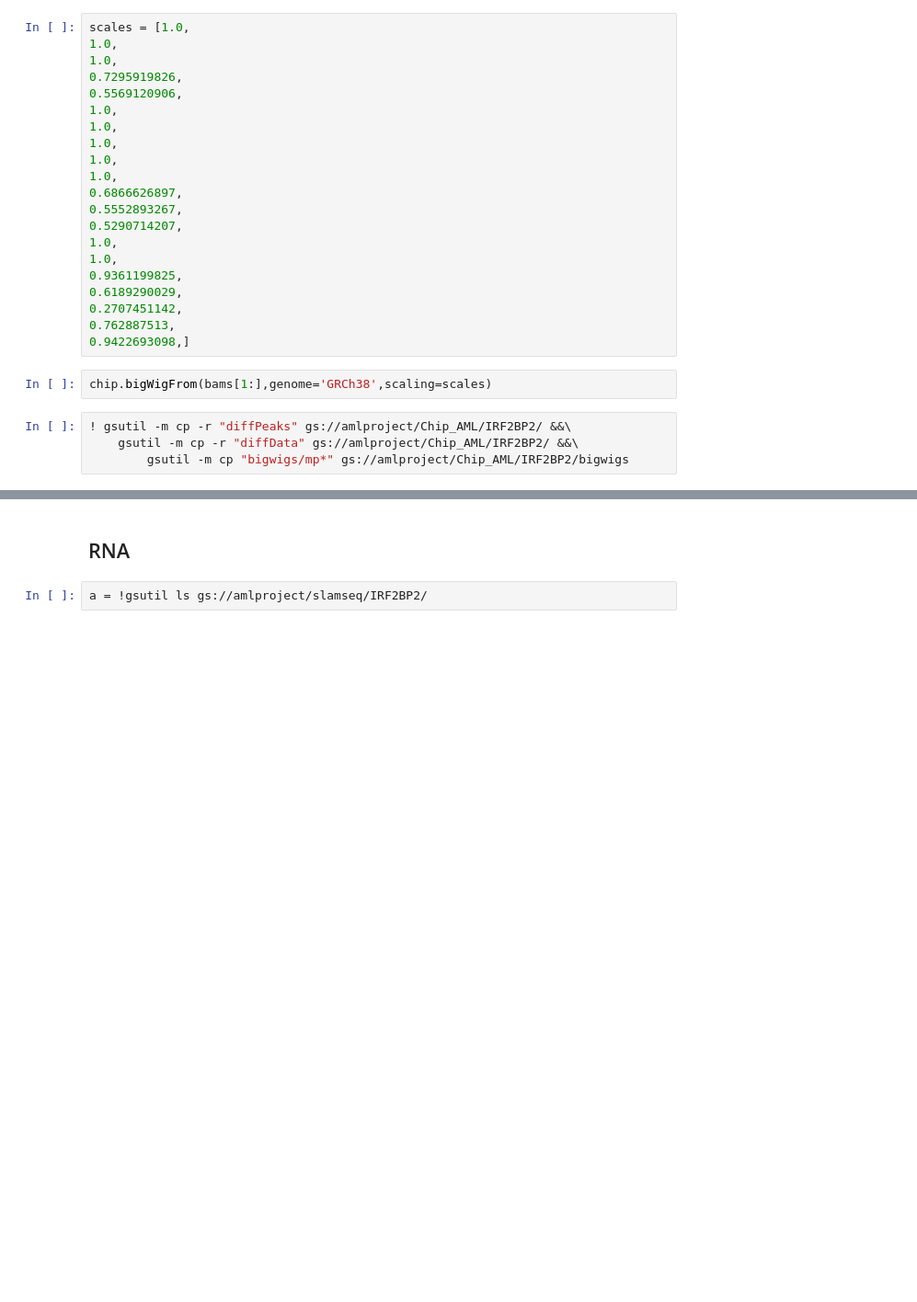
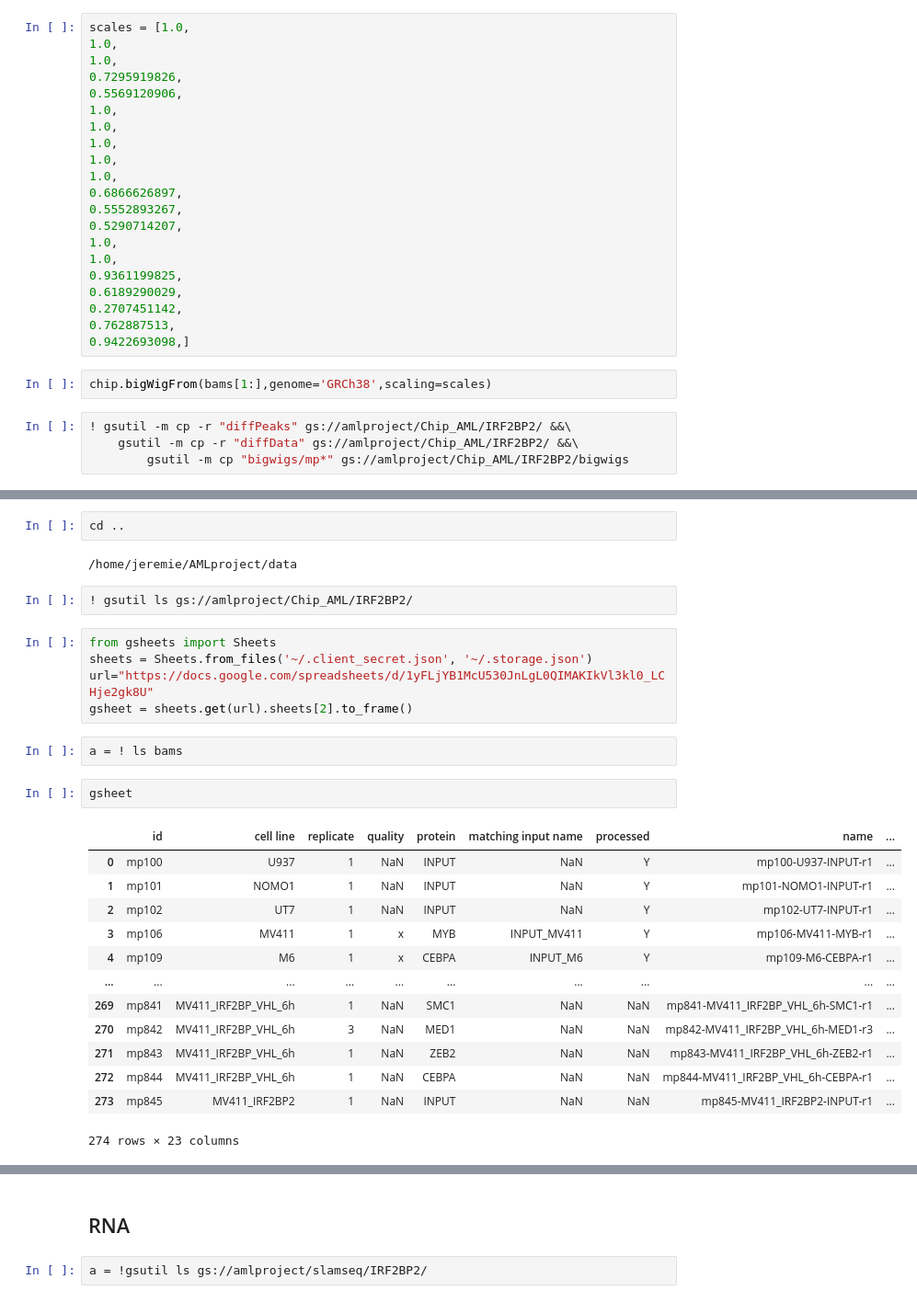
Before and after one commit to monikaperez/AMLproject, a Jupyter notebook: notebooks/Processing_IRF2BP2_degraded_MV411.ipynb, the cells around one changed output, grey strips where cells are left out. Shown at 92% size. Cells and saved outputs as stored; diff of their text form; blank space fills up the shorter version.

```diff
--- a/notebooks/Processing_IRF2BP2_degraded_MV411.ipynb
+++ b/notebooks/Processing_IRF2BP2_degraded_MV411.ipynb
@@ -429,0 +574,29 @@ chip.bigWigFrom(bams[1:],genome='GRCh38',scaling=scales)
+# %%
+cd ..
+# %% [output]
+/home/jeremie/AMLproject/data
+# %%
+! gsutil ls gs://amlproject/Chip_AML/IRF2BP2/
+# %%
+from gsheets import Sheets
+sheets = Sheets.from_files('~/.client_secret.json', '~/.storage.json')
+url="https://docs.google.com/spreadsheets/d/1yFLjYB1McU530JnLgL0QIMAKIkVl3kl0_LCHje2gk8U"
+gsheet = sheets.get(url).sheets[2].to_frame()
+# %%
+a = ! ls bams
+# %%
+gsheet
+# %% [output]
+|  | id | cell line | replicate | quality | protein | matching input name | processed | name | ... |
+| 0 | mp100 | U937 | 1 | NaN | INPUT | NaN | Y | mp100-U937-INPUT-r1 | ... |
+| 1 | mp101 | NOMO1 | 1 | NaN | INPUT | NaN | Y | mp101-NOMO1-INPUT-r1 | ... |
+| 2 | mp102 | UT7 | 1 | NaN | INPUT | NaN | Y | mp102-UT7-INPUT-r1 | ... |
+| 3 | mp106 | MV411 | 1 | x | MYB | INPUT_MV411 | Y | mp106-MV411-MYB-r1 | ... |
+| 4 | mp109 | M6 | 1 | x | CEBPA | INPUT_M6 | Y | mp109-M6-CEBPA-r1 | ... |
+| ... | ... | ... | ... | ... | ... | ... | ... | ... | ... |
+| 269 | mp841 | MV411_IRF2BP_VHL_6h | 1 | NaN | SMC1 | NaN | NaN | mp841-MV411_IRF2BP_VHL_6h-SMC1-r1 | ... |
+| 270 | mp842 | MV411_IRF2BP_VHL_6h | 3 | NaN | MED1 | NaN | NaN | mp842-MV411_IRF2BP_VHL_6h-MED1-r3 | ... |
+| 271 | mp843 | MV411_IRF2BP_VHL_6h | 1 | NaN | ZEB2 | NaN | NaN | mp843-MV411_IRF2BP_VHL_6h-ZEB2-r1 | ... |
+| 272 | mp844 | MV411_IRF2BP_VHL_6h | 1 | NaN | CEBPA | NaN | NaN | mp844-MV411_IRF2BP_VHL_6h-CEBPA-r1 | ... |
+| 273 | mp845 | MV411_IRF2BP2 | 1 | NaN | INPUT | NaN | NaN | mp845-MV411_IRF2BP2-INPUT-r1 | ... |
+274 rows × 23 columns
```
Also changed, not shown: parts of 42 cells of this notebook, 50 other files.
